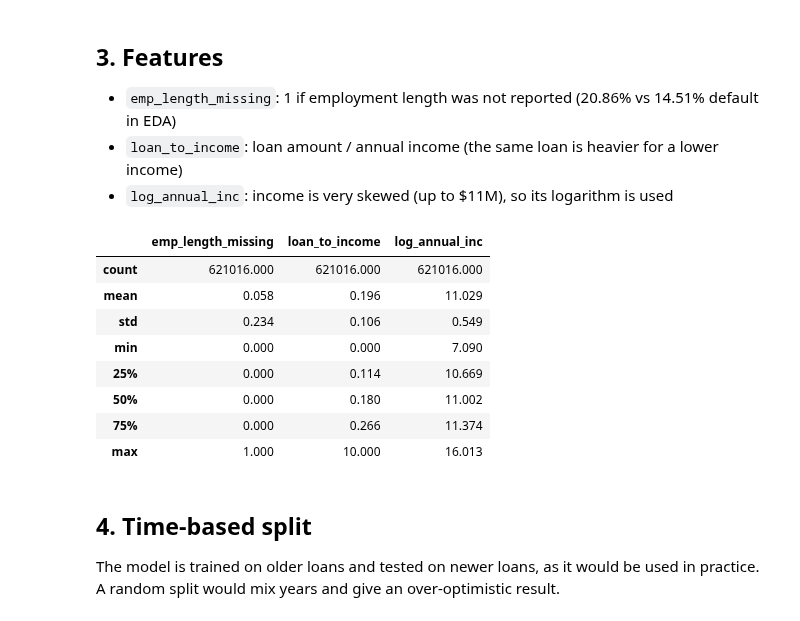
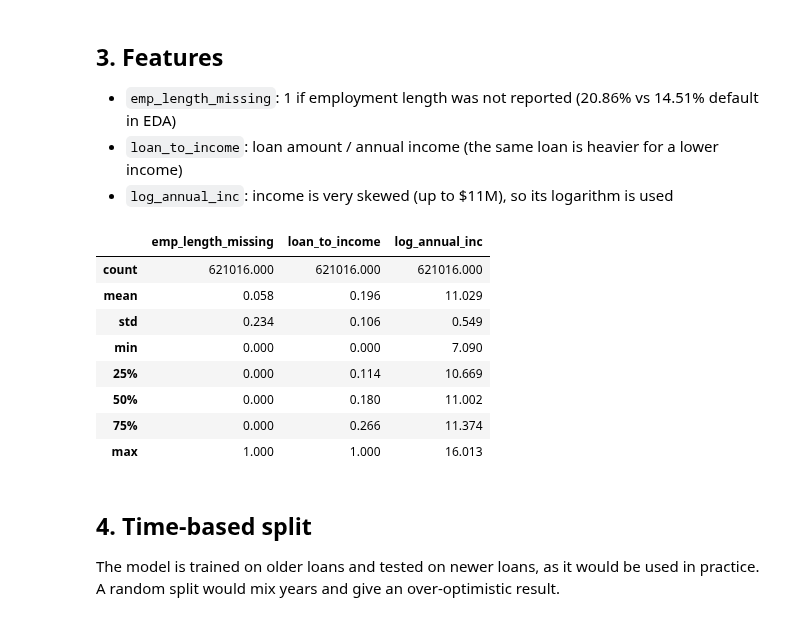
Before and after one commit to CavitDursun07/lending_club_credit_risk, a Jupyter notebook: notebooks/04_default_model.ipynb, the cells around one changed output. Cells and saved outputs as stored; diff of their text form; code cells hidden in the pictures.

```diff
--- a/notebooks/04_default_model.ipynb
+++ b/notebooks/04_default_model.ipynb
@@ -81,20 +81,20 @@ Default rate: 13.95%
 - `log_annual_inc`: income is very skewed (up to $11M), so its logarithm is used
 # %%
 loans["emp_length_missing"] = loans["emp_length_years"].isna().astype(int)
-loans["loan_to_income"] = loans["loan_amnt"] / loans["annual_inc"]
+loans["loan_to_income"] = (loans["loan_amnt"] / loans["annual_inc"]).clip(upper=1)
 loans["log_annual_inc"] = np.log(loans["annual_inc"])
 
 loans[["emp_length_missing", "loan_to_income", "log_annual_inc"]].describe().round(3)
 # %% [output]
 |  | emp_length_missing | loan_to_income | log_annual_inc |
 | count | 621016.000 | 621016.000 | 621016.000 |
 | mean | 0.058 | 0.196 | 11.029 |
 | std | 0.234 | 0.106 | 0.549 |
 | min | 0.000 | 0.000 | 7.090 |
 | 25% | 0.000 | 0.114 | 10.669 |
 | 50% | 0.000 | 0.180 | 11.002 |
 | 75% | 0.000 | 0.266 | 11.374 |
-| max | 1.000 | 10.000 | 16.013 |
+| max | 1.000 | 1.000 | 16.013 |
 # %% [markdown]
 ## 4. Time-based split
 The model is trained on older loans and tested on newer loans, as it would be used in practice.
```
Also changed, not shown: parts of 7 cells of this notebook, 2 other files.
